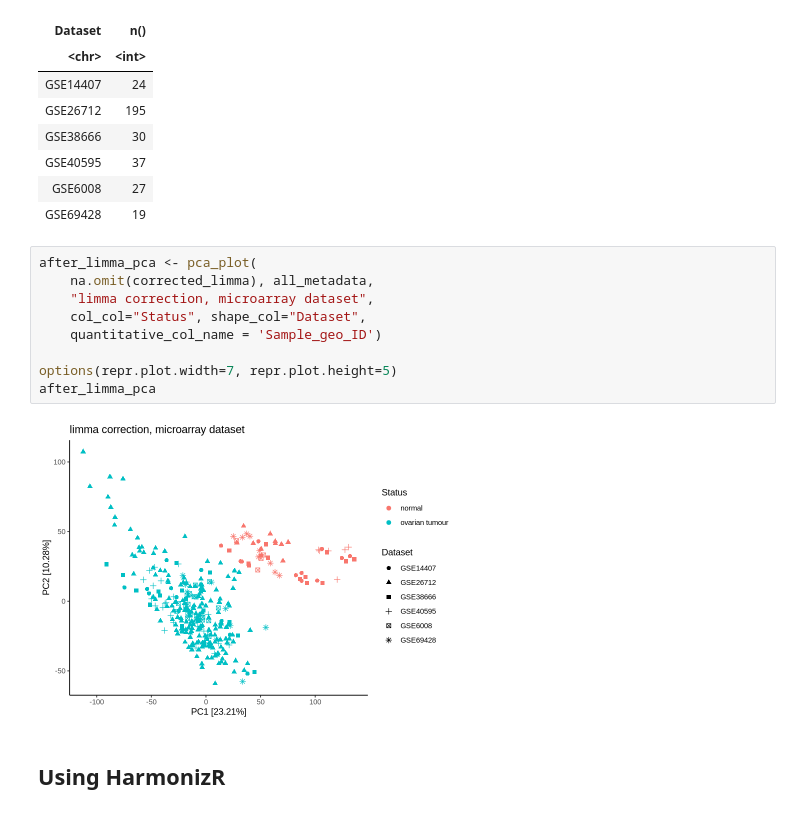
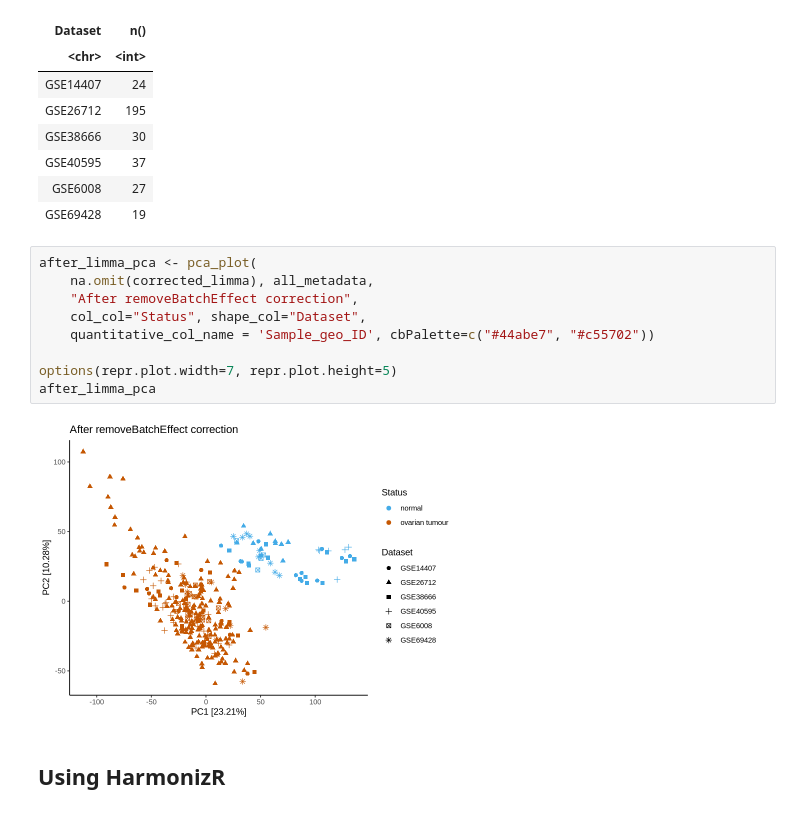
Before and after one commit to Freddsle/fedRBE, a Jupyter notebook: evaluation_data/microarray/04_HarmonizR.ipynb, the cells around one changed output. Saved outputs shown, nothing was run; the diff lists cells and outputs as text.

```diff
--- a/evaluation_data/microarray/04_HarmonizR.ipynb
+++ b/evaluation_data/microarray/04_HarmonizR.ipynb
@@ -101,14 +86,14 @@ A tibble: 6 × 2
 # %%
 after_limma_pca <- pca_plot(
     na.omit(corrected_limma), all_metadata,
-    "limma correction, microarray dataset",
+    "After removeBatchEffect correction",
     col_col="Status", shape_col="Dataset",
-    quantitative_col_name = 'Sample_geo_ID')
+    quantitative_col_name = 'Sample_geo_ID', cbPalette=c("#44abe7", "#c55702"))
 
 options(repr.plot.width=7, repr.plot.height=5)
 after_limma_pca
 # %% [output]
-[figure, old version]
+[figure, new version]
 # %% [markdown]
 ## Using HarmonizR
 # %%
```
Also changed, not shown: parts of 12 cells of this notebook, 4 other files.
